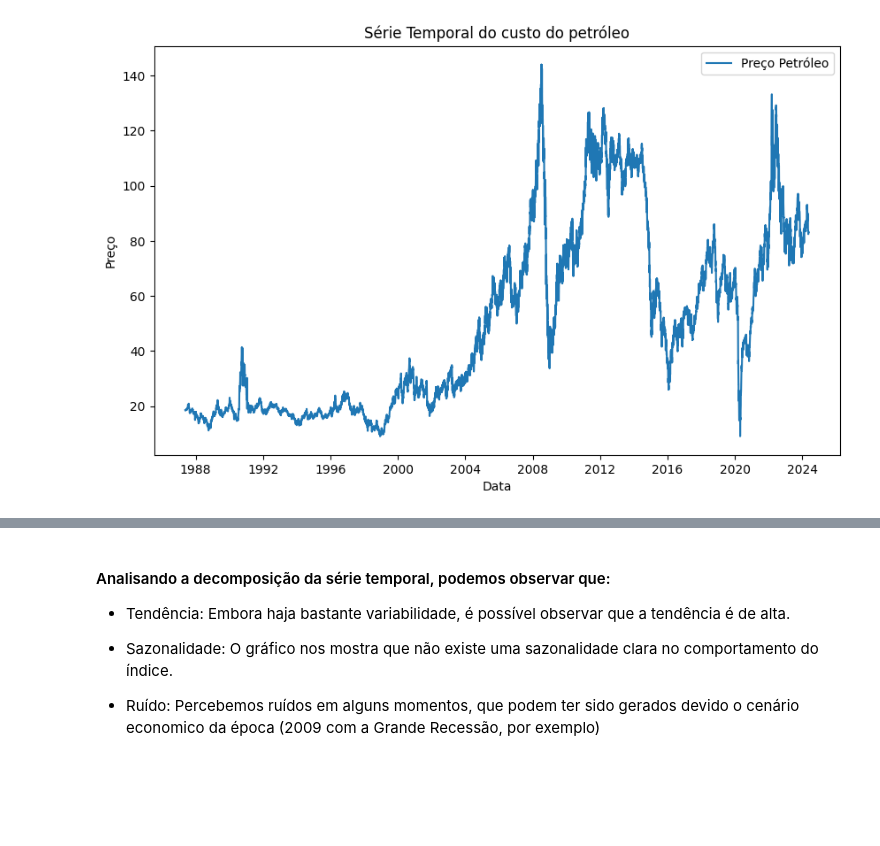
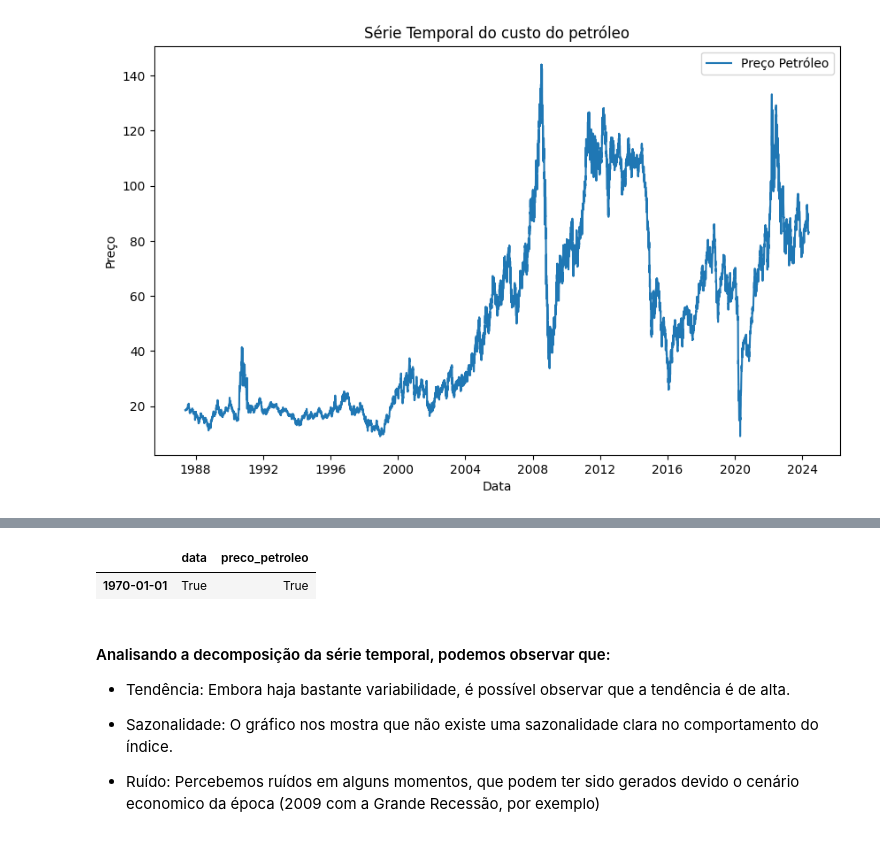
Before and after one commit to sergiolvelloso/grupo119-dtat-brent-price, a Jupyter notebook: dev-modelo.ipynb, the cells around one changed output, grey strips where cells are left out. Drawn from its saved outputs; the diff is of its cells as text; code cells hidden in the pictures; blank space fills up the shorter version.

```diff
--- a/dev-modelo.ipynb
+++ b/dev-modelo.ipynb
@@ -170,4 +186,8 @@ Nova queda abrupta em 2014: Causada principalmente pelo aumento da oferta, espec
 # %%
+# Preenchendo os dias faltantes (FDS + Feriados)
+df_eda = df_eda.asfreq('D').fillna(method='ffill')
+
+
 # Decompondo a série temporal
 resultados = seasonal_decompose(df_eda)
 fig, (ax1,ax2,ax3,ax4) = plt.subplots(4,1, figsize= (10,6))
@@ -182,3 +202,8 @@ plt.tight_layout()
+# %%
+df_eda.isna()
+# %% [output]
+|  | data | preco_petroleo |
+| 1970-01-01 | True | True |
 # %% [markdown]
 #### Analisando a decomposição da série temporal, podemos observar que:
 
```
Also changed, not shown: parts of 5 cells of this notebook.
